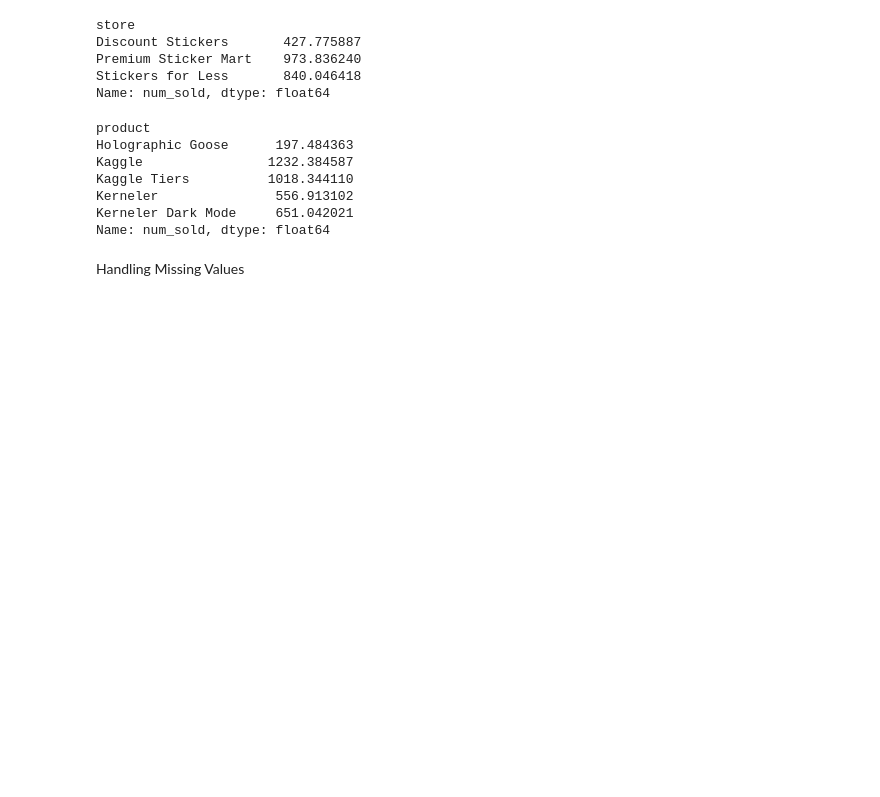
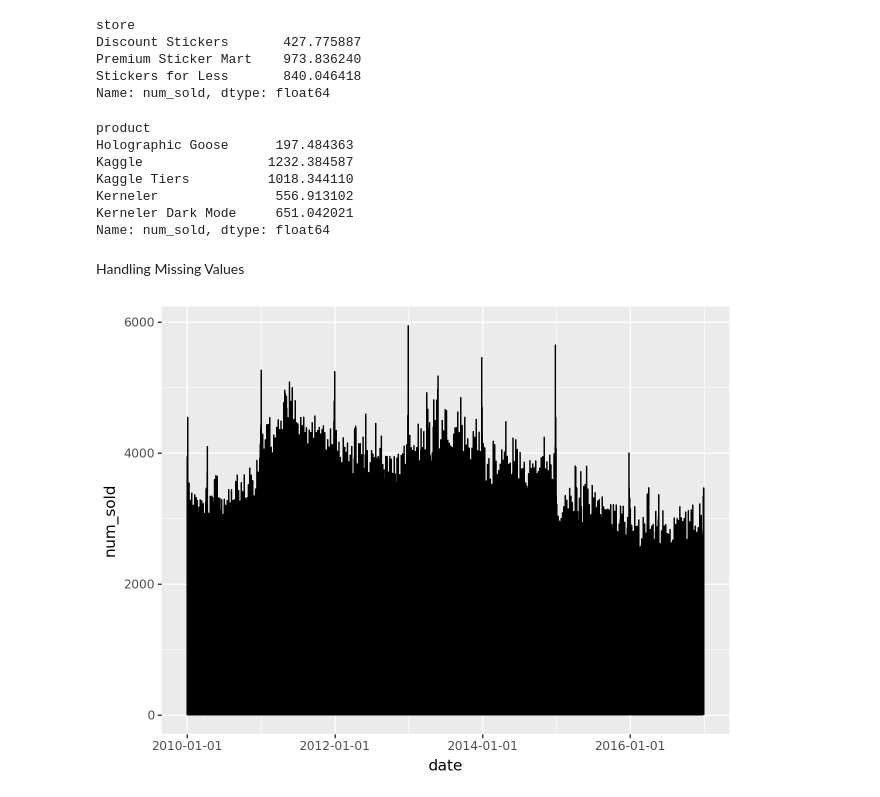
Before and after one commit to omjadhav9271/Forecasting-Sales, a Jupyter notebook: nb01.ipynb, the cells around one changed output. Saved outputs shown, nothing was run; the diff lists cells and outputs as text; code cells hidden in the pictures; blank space fills up the shorter version.

Commit message:
Update nb01.ipynb
Handling missing values, time series plot, feature engineering for date.

```diff
--- a/nb01.ipynb
+++ b/nb01.ipynb
@@ -206,3 +206,5 @@ Kerneler Dark Mode     651.042021
 Name: num_sold, dtype: float64
 # %% [markdown]
 Handling Missing Values
+# %%
+train_df['num_sold'] = train_df.groupby('country')['num_sold'].transform(lambda x: x.fillna(x.mean()))
@@ -208,0 +214,4 @@ Handling Missing Values
+# %%
+ggplot(train_df, aes(x='date', y='num_sold')) + geom_line()
+# %% [output]
+[figure, added]
```
Also changed, not shown: parts of 11 cells of this notebook.
